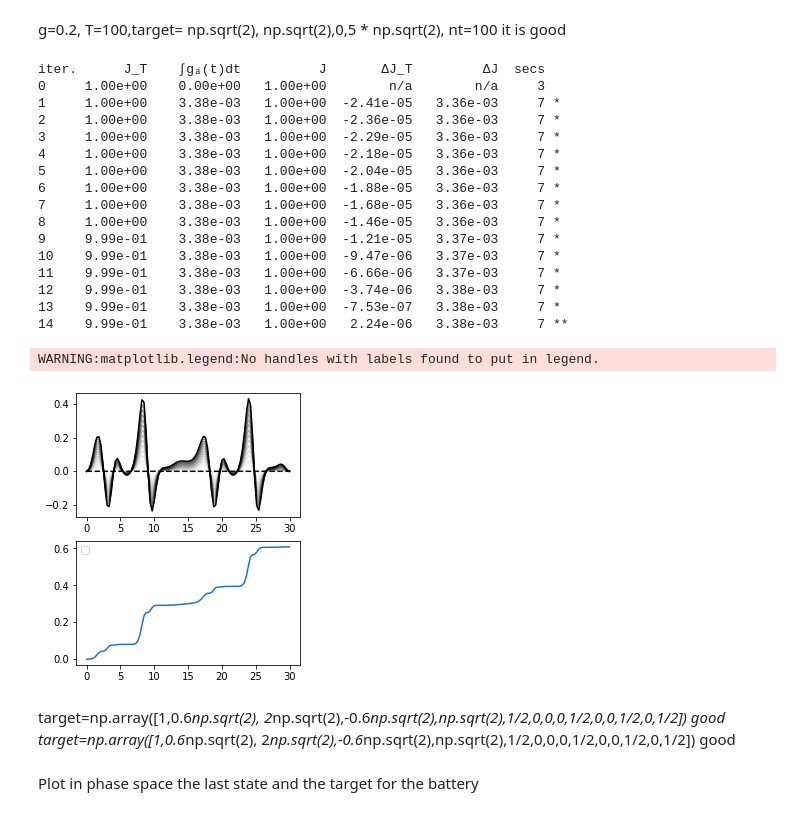
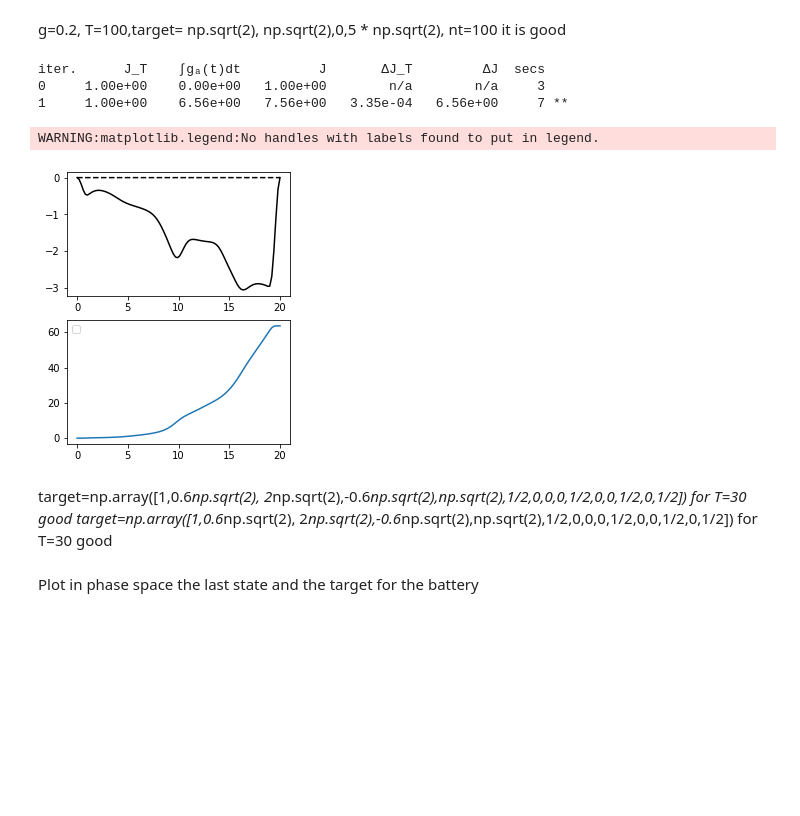
Before and after one commit to gsuarezr/krotov, a Jupyter notebook: Gaussian.ipynb, the cells around one changed output. Cells and saved outputs as stored; diff of their text form; code cells hidden in the pictures; blank space fills up the shorter version.

```diff
--- a/Gaussian.ipynb
+++ b/Gaussian.ipynb
@@ -66,7 +66,7 @@ ampl0=0.00001
 mu=0.5
 g=0.2*omega
 #ampl0=1
-T=30
+T=20
 nt=100
 tlist = np.linspace(0,T, nt)
 def hamiltonian(omega, ampl0, mu,g):
@@ -76,9 +76,9 @@ def hamiltonian(omega, ampl0, mu,g):
           omega (float): energy separation of the qubit levels
           ampl0 (float): constant amplitude of the driving field
       """
-      HA = qutip.Qobj(H0(g))
-      H1 =qutip.Qobj(Hde(mu,g))
-      H2= qutip.Qobj(He(mu))
+      HA = -1j*qutip.Qobj(H0(g))
+      H1 =-1j*qutip.Qobj(Hde(mu,g))
+      H2= -1j*qutip.Qobj(He(mu))
       def guess_control(t, args):
           return ampl0*krotov.shapes.flattop(
               t, t_start=0, t_stop=T, t_rise=0.005, func="blackman"
@@ -155,61 +155,49 @@ def plot_iterations(opt_result):
 
 H = hamiltonian(omega,ampl0,mu,g)
 pulse_options = {
-    H[1][1]: dict(lambda_a=1, update_shape=S),
+    H[1][1]: dict(lambda_a=0.1, update_shape=S),
 
 
 }
 target=np.array([1,0, 2*np.sqrt(2),0,2*np.sqrt(2),1/2,0,0,0,1/2,0,0,1/2,0,1/2])
+#target=np.array([1,np.sqrt(2), 2*np.sqrt(2),np.sqrt(2),2*np.sqrt(2),1/2,0,0,0,1/2,0,0,1/2,0,1/2])
 r=np.pi/4
 r2=np.pi/8
 theta=np.pi/4
 objectives = [
     krotov.Objective(
         #initial_state=qutip.Qobj(np.array([1,0,0,0,0,1/2*np.cosh(2*r2),0,-1/2*np.sinh(2*r2)*np.cos(theta),-1/2*np.sinh(2*r2)*np.sin(theta),1/2*np.cosh(2*r2),-1/2*np.sinh(2*r2)*np.sin(theta),1/2*np.sinh(2*r2)*np.cos(theta),1/2*np.cosh(2*r2),0,1/2*np.cosh(2*r2)])), target=qutip.Qobj(qutip.Qobj(np.array([1,0,0,0,0,1/2*np.cosh(2*r),0,-1/2*np.sinh(2*r)*np.cos(theta),-1/2*np.sinh(2*r)*np.sin(theta),1/2*np.cosh(2*r),-1/2*np.sinh(2*r)*np.sin(theta),1/2*np.sinh(2*r)*np.cos(theta),1/2*np.cosh(2*r),0,1/2*np.cosh(2*r)]))), H=H
         initial_state=qutip.Qobj(np.array([1,0,0,0,0,1/2,0,0,0,1/2,0,0,1/2,0,1/2])), target=qutip.Qobj(target), H=H
       )
   ]
 
 opt_result = krotov.optimize_pulses(
   objectives,
   pulse_options=pulse_options,
   tlist=tlist,
   fieldcoupling=mu,
   propagator=krotov.propagators.expm,
   chi_constructor=krotov.functionals.chis_ss,
   info_hook=krotov.info_hooks.print_table(J_T=krotov.functionals.J_T_ss),
   check_convergence=krotov.convergence.Or(
       krotov.convergence.value_below('9e-3', name='J_T'),
       krotov.convergence.check_monotonic_error,
       #krotov.convergence.check_monotonic_fidelity,
 
   ),
     store_all_pulses=True,
     overlap=inte.coherent_overlap,norm='gaussiano'
 )
 plot_iterations(opt_result)
 # %% [output]
 iter.      J_T    ∫gₐ(t)dt          J       ΔJ_T         ΔJ  secs
 0     1.00e+00    0.00e+00   1.00e+00        n/a        n/a     3
-1     1.00e+00    3.38e-03   1.00e+00  -2.41e-05   3.36e-03     7 *
-2     1.00e+00    3.38e-03   1.00e+00  -2.36e-05   3.36e-03     7 *
-3     1.00e+00    3.38e-03   1.00e+00  -2.29e-05   3.36e-03     7 *
-4     1.00e+00    3.38e-03   1.00e+00  -2.18e-05   3.36e-03     7 *
-5     1.00e+00    3.38e-03   1.00e+00  -2.04e-05   3.36e-03     7 *
-6     1.00e+00    3.38e-03   1.00e+00  -1.88e-05   3.36e-03     7 *
-7     1.00e+00    3.38e-03   1.00e+00  -1.68e-05   3.36e-03     7 *
-8     1.00e+00    3.38e-03   1.00e+00  -1.46e-05   3.36e-03     7 *
-9     9.99e-01    3.38e-03   1.00e+00  -1.21e-05   3.37e-03     7 *
-10    9.99e-01    3.38e-03   1.00e+00  -9.47e-06   3.37e-03     7 *
-11    9.99e-01    3.38e-03   1.00e+00  -6.66e-06   3.37e-03     7 *
-12    9.99e-01    3.38e-03   1.00e+00  -3.74e-06   3.38e-03     7 *
-13    9.99e-01    3.38e-03   1.00e+00  -7.53e-07   3.38e-03     7 *
-14    9.99e-01    3.38e-03   1.00e+00   2.24e-06   3.38e-03     7 **
+1     1.00e+00    6.56e+00   7.56e+00   3.35e-04   6.56e+00     7 **
 WARNING:matplotlib.legend:No handles with labels found to put in legend.
-[figure, old version]
+[figure, new version]
 # %% [markdown]
-target=np.array([1,0.6*np.sqrt(2), 2*np.sqrt(2),-0.6*np.sqrt(2),np.sqrt(2),1/2,0,0,0,1/2,0,0,1/2,0,1/2]) good
-target=np.array([1,0.6*np.sqrt(2), 2*np.sqrt(2),-0.6*np.sqrt(2),np.sqrt(2),1/2,0,0,0,1/2,0,0,1/2,0,1/2]) good
+target=np.array([1,0.6*np.sqrt(2), 2*np.sqrt(2),-0.6*np.sqrt(2),np.sqrt(2),1/2,0,0,0,1/2,0,0,1/2,0,1/2]) for T=30 good
+target=np.array([1,0.6*np.sqrt(2), 2*np.sqrt(2),-0.6*np.sqrt(2),np.sqrt(2),1/2,0,0,0,1/2,0,0,1/2,0,1/2]) for T=30 good
 # %% [markdown]
 Plot in phase space the last state and the target for the battery
 # %%
```
Also changed, not shown: parts of 3 cells of this notebook, 12 other files.
